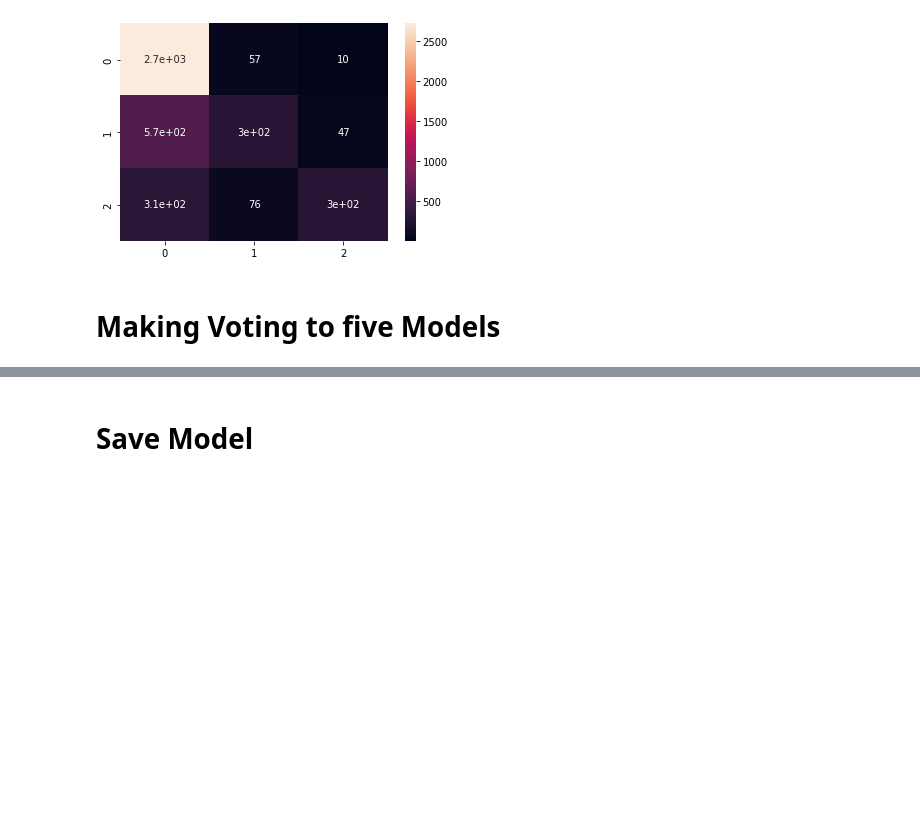
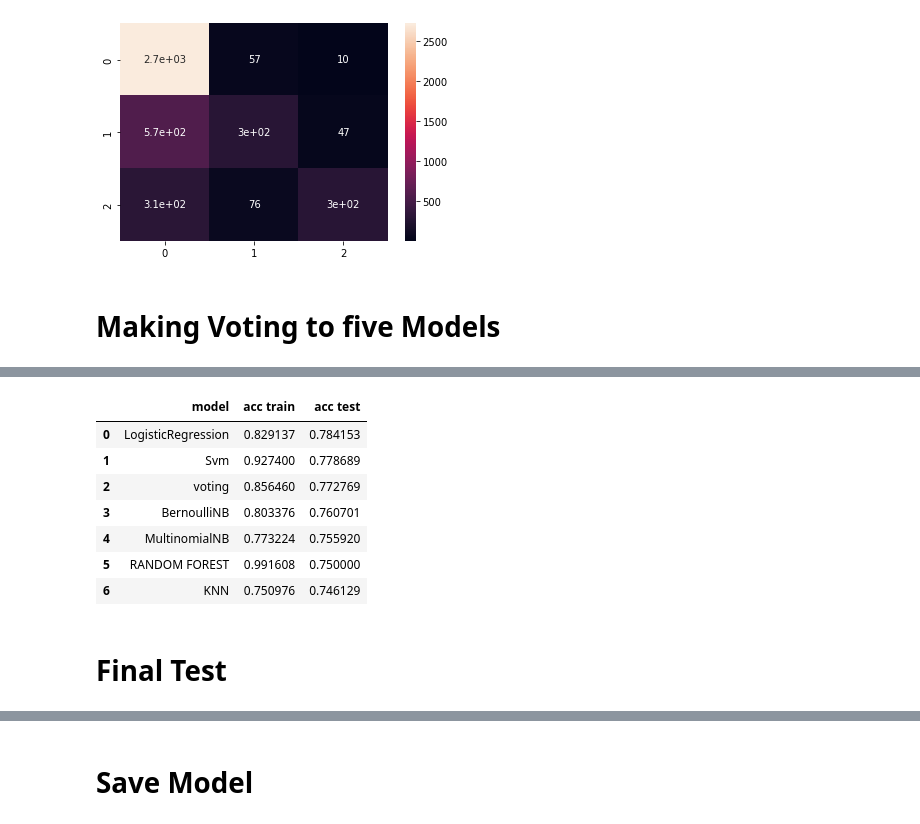
Before and after one commit to sherifRoshdy/NLP-project, a Jupyter notebook: Sentiment Analysis .ipynb, the cells around one changed output, grey strips where cells are left out. Cells and saved outputs as stored; diff of their text form; code cells hidden in the pictures; blank space fills up the shorter version.

```diff
--- a/Sentiment Analysis .ipynb
+++ b/Sentiment Analysis .ipynb
@@ -396,0 +421,14 @@ plt.show()
+# %%
+final_results.sort_values(by='acc test', ascending=False, ignore_index=True, inplace=True)
+final_results
+# %% [output]
+|  | model | acc train | acc test |
+| 0 | LogisticRegression | 0.829137 | 0.784153 |
+| 1 | Svm | 0.927400 | 0.778689 |
+| 2 | voting | 0.856460 | 0.772769 |
+| 3 | BernoulliNB | 0.803376 | 0.760701 |
+| 4 | MultinomialNB | 0.773224 | 0.755920 |
+| 5 | RANDOM FOREST | 0.991608 | 0.750000 |
+| 6 | KNN | 0.750976 | 0.746129 |
+# %% [markdown]
+# Final Test
```
Also changed, not shown: parts of 20 cells of this notebook, 2 other files.
